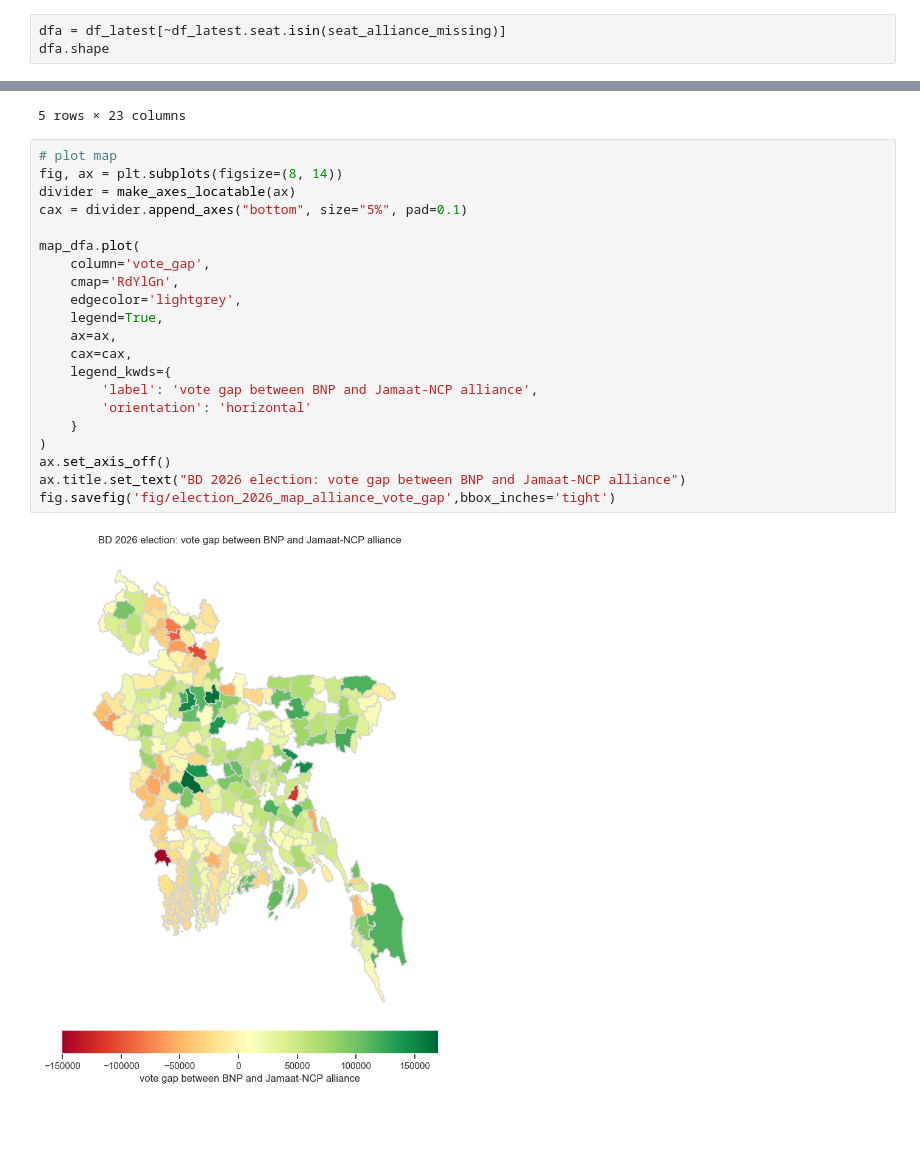
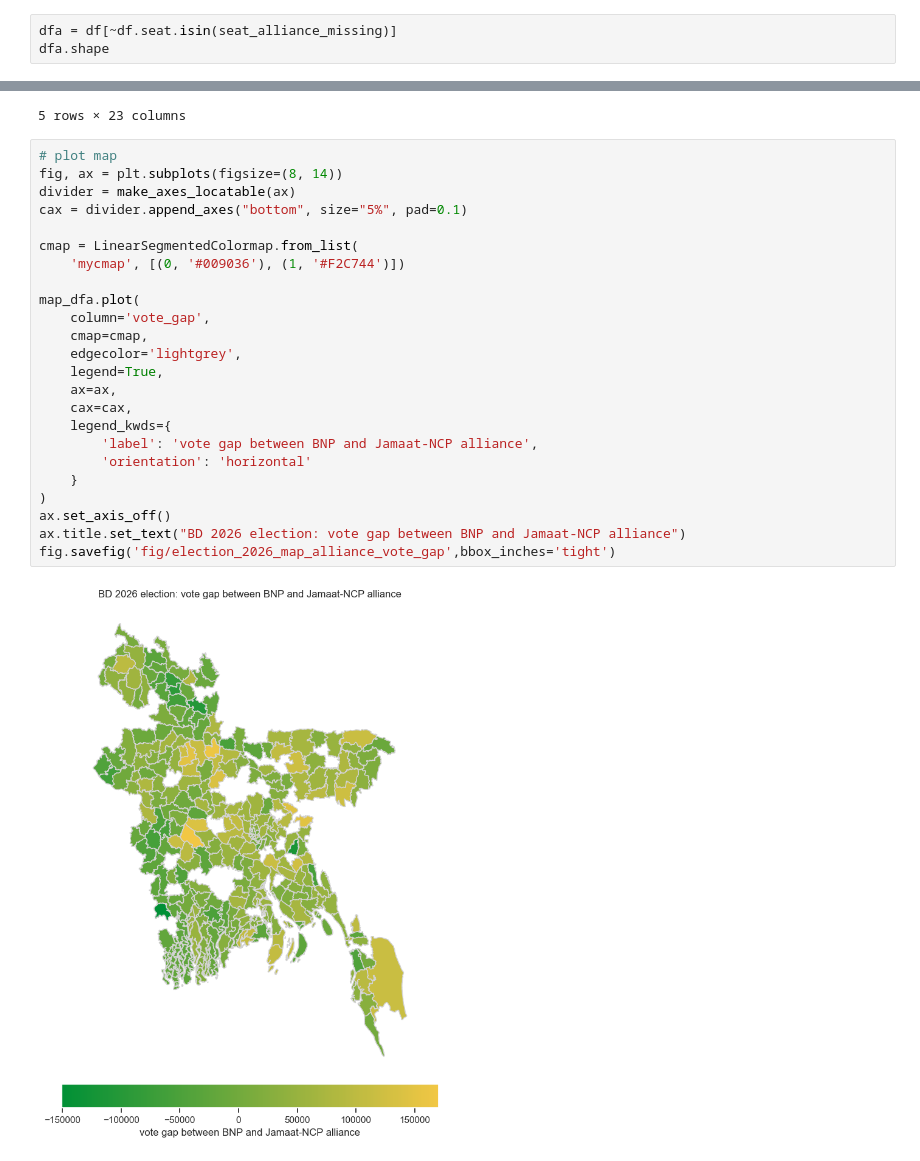
Before and after one commit to muhallilahnaf/bd-elections-eda, a Jupyter notebook: election_2026_alliance_vote_gap.ipynb, the cells around one changed output, grey strips where cells are left out. Saved outputs shown, nothing was run; the diff lists cells and outputs as text; blank space fills up the shorter version.

```diff
--- a/election_2026_alliance_vote_gap.ipynb
+++ b/election_2026_alliance_vote_gap.ipynb
@@ -49,5 +39,5 @@ print(seat_alliance_missing)
 # %%
-dfa = df_latest[~df_latest.seat.isin(seat_alliance_missing)]
+dfa = df[~df.seat.isin(seat_alliance_missing)]
 dfa.shape
 # %% [output]
 (512, 15)
@@ -144,26 +134,29 @@ map_dfa.head()
 # %%
 # plot map
 fig, ax = plt.subplots(figsize=(8, 14))
 divider = make_axes_locatable(ax)
 cax = divider.append_axes("bottom", size="5%", pad=0.1)
 
+cmap = LinearSegmentedColormap.from_list(
+    'mycmap', [(0, '#009036'), (1, '#F2C744')])
+
 map_dfa.plot(
     column='vote_gap',
-    cmap='RdYlGn',
+    cmap=cmap,
     edgecolor='lightgrey',
     legend=True,
     ax=ax,
     cax=cax,
     legend_kwds={
         'label': 'vote gap between BNP and Jamaat-NCP alliance',
         'orientation': 'horizontal'
     }
 )
 ax.set_axis_off()
 ax.title.set_text("BD 2026 election: vote gap between BNP and Jamaat-NCP alliance")
 fig.savefig('fig/election_2026_map_alliance_vote_gap',bbox_inches='tight')
 # %% [output]
-[figure, old version]
+[figure, new version]
 # %%
 # plot close contests
 dfa_cc = dfa_ordered[(dfa_ordered.vote_gap>-5000) & (dfa_ordered.vote_gap<5000)]
```
Also changed, not shown: parts of 5 cells of this notebook, 23 other files.
